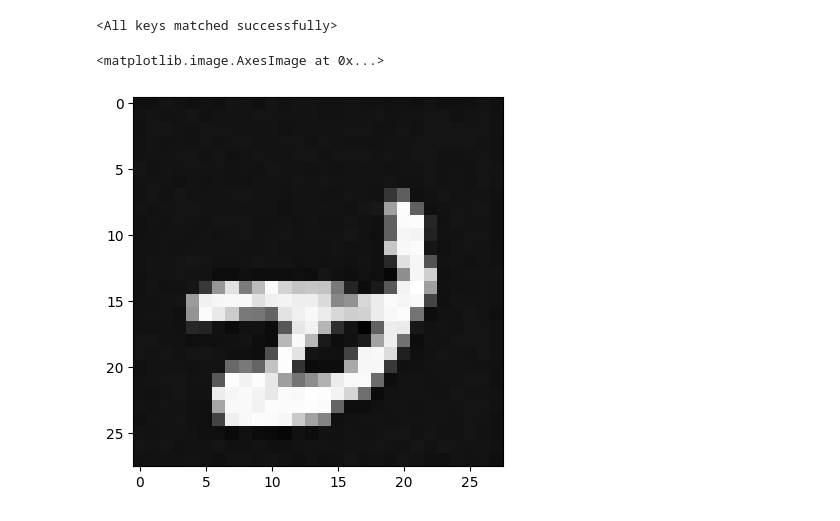
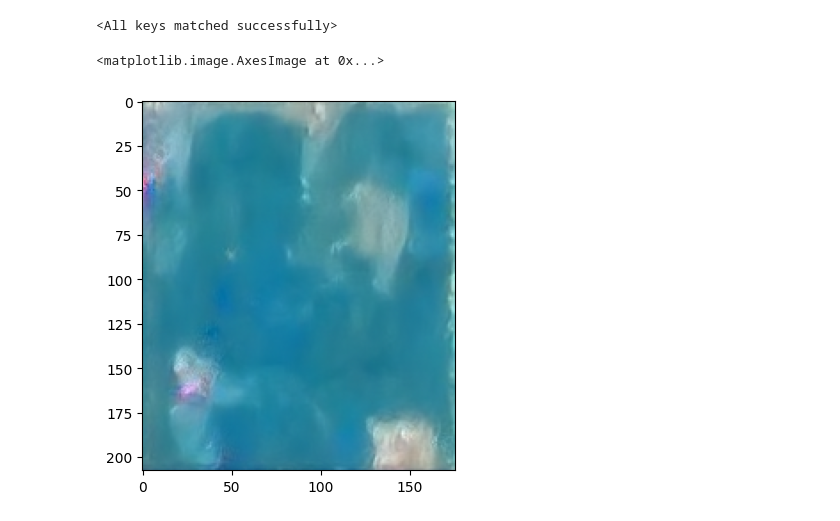
Before and after one commit to jrunkening/diffusion, a Jupyter notebook: notebook/inference.ipynb, the cells around one changed output. Saved outputs shown, nothing was run; the diff lists cells and outputs as text; code cells hidden in the pictures.

```diff
--- a/notebook/inference.ipynb
+++ b/notebook/inference.ipynb
@@ -12,8 +12,8 @@ model.load_state_dict(torch.load(MODEL_PATH.joinpath(os.listdir(MODEL_PATH, )[-1
 # %% [output]
 <All keys matched successfully>
 # %%
-img = model.infer((1, 28, 28))
-plt.imshow(img, cmap="gray")
+img = model.infer(3, 208, 176)
+plt.imshow(img)
 # %% [output]
 <matplotlib.image.AxesImage at 0x...>
-[figure, old version]
+[figure, new version]
```
Also changed, not shown: 3 other files.
